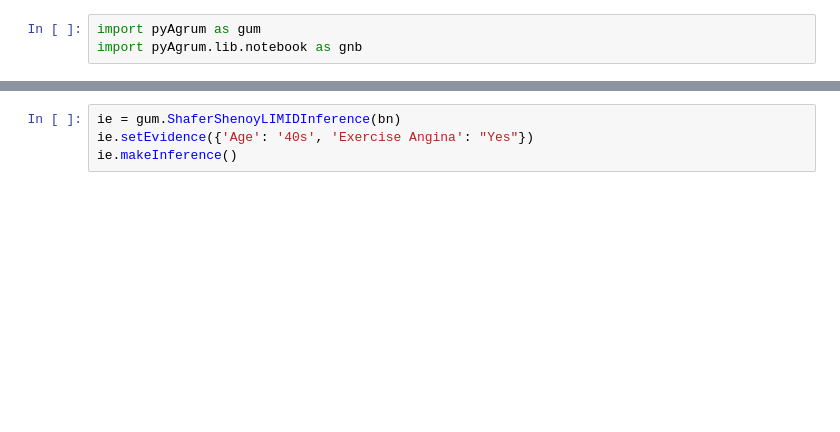
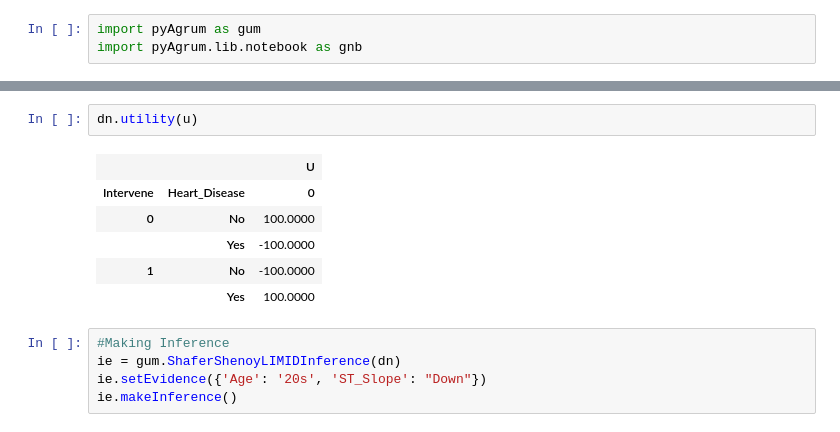
Before and after one commit to Rahul-Mistri/Bayesian-Network-for-Cardiovascular-Disease-Prediction, a Jupyter notebook: Network.ipynb, the cells around one changed output, grey strips where cells are left out. Cells and saved outputs as stored; diff of their text form; blank space fills up the shorter version.

```diff
--- a/Network.ipynb
+++ b/Network.ipynb
@@ -72,4 +133,14 @@ bn.utility(u)[{'Heart Disease':'Yes', 'Intervene':1}] = 100
+# %%
+dn.utility(u)
+# %% [output]
+|  |  | U |
+| Intervene | Heart_Disease | 0 |
+| 0 | No | 100.0000 |
+|  | Yes | -100.0000 |
+| 1 | No | -100.0000 |
+|  | Yes | 100.0000 |
 # %%
-ie = gum.ShaferShenoyLIMIDInference(bn)
-ie.setEvidence({'Age': '40s', 'Exercise Angina': "Yes"})
+#Making Inference
+ie = gum.ShaferShenoyLIMIDInference(dn)
+ie.setEvidence({'Age': '20s', 'ST_Slope': "Down"})
 ie.makeInference()
```
Also changed, not shown: parts of 29 cells of this notebook, 26 other files.
